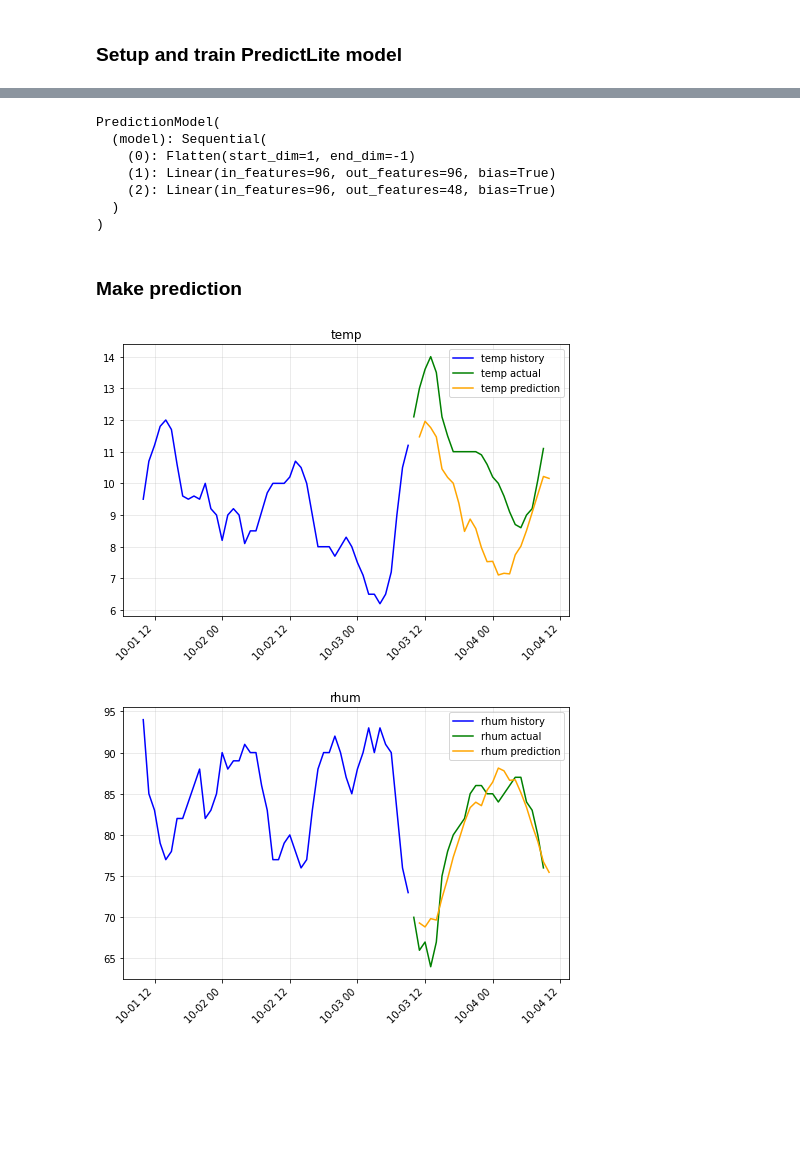
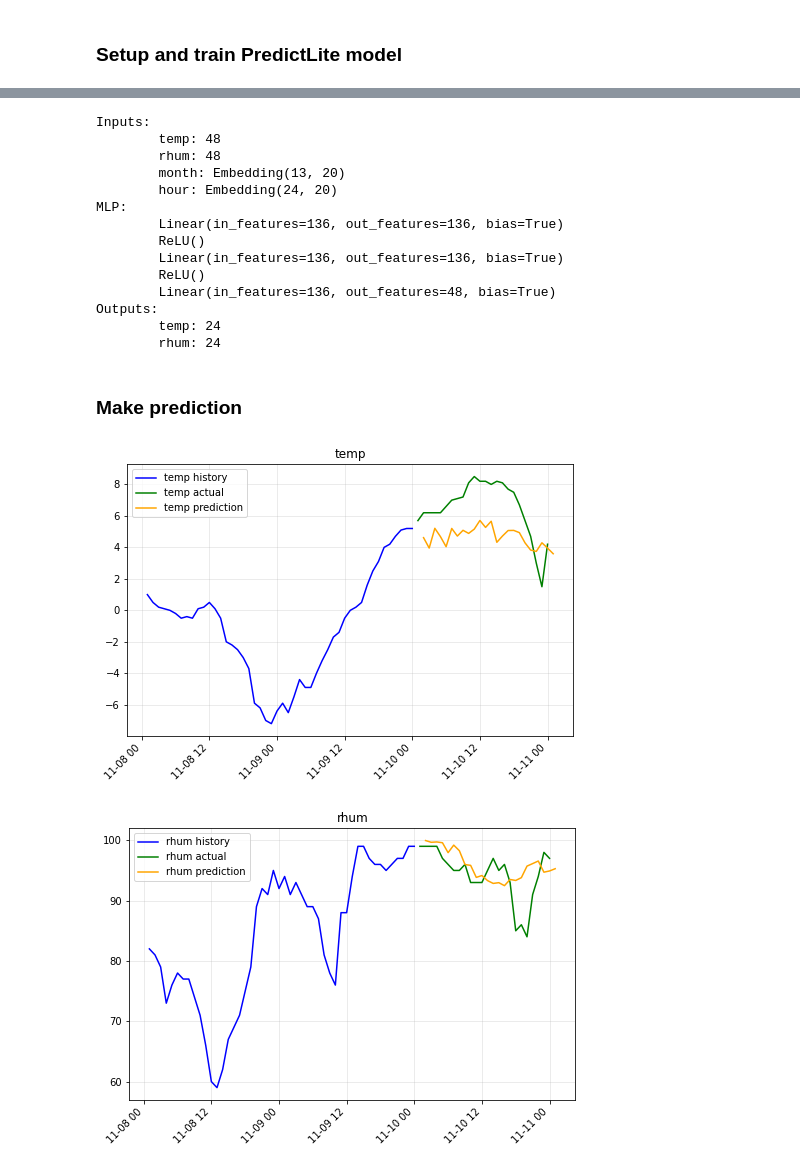
Before and after one commit to Kursula/PredictLite, a Jupyter notebook: Weather_prediction.ipynb, the cells around one changed output, grey strips where cells are left out. Drawn from its saved outputs; the diff is of its cells as text; code cells hidden in the pictures; blank space fills up the shorter version.

Commit message:
add datetime embeddings

```diff
--- a/Weather_prediction.ipynb
+++ b/Weather_prediction.ipynb
@@ -44,11 +44,12 @@ model = PredictLite(
     input_signals=['temp', 'rhum'],
     input_preprocessing={'temp' : 'z-norm', 'rhum' : 'z-norm'},
     input_length=48,
+    datetime_embeddings=['month', 'hour'],
     output_signals=['temp', 'rhum'],
     output_length=24,
     resample_data=True,
     data_sample_period=3600,
-    hidden_layer_n=0,
+    hidden_layer_n=2,
     train_sample_n=10000,
     test_sample_n=1000,
     epochs=20,
@@ -78,18 +79,25 @@ Model training done
 # %%
 model.model_summary()
 # %% [output]
-PredictionModel(
-  (model): Sequential(
-    (0): Flatten(start_dim=1, end_dim=-1)
-    (1): Linear(in_features=96, out_features=96, bias=True)
-    (2): Linear(in_features=96, out_features=48, bias=True)
-  )
-)
+Inputs:
+        temp: 48
+        rhum: 48
+        month: Embedding(13, 20)
+        hour: Embedding(24, 20)
+MLP:
+        Linear(in_features=136, out_features=136, bias=True)
+        ReLU()
+        Linear(in_features=136, out_features=136, bias=True)
+        ReLU()
+        Linear(in_features=136, out_features=48, bias=True)
+Outputs:
+        temp: 24
+        rhum: 24
 # %% [markdown]
 ### Make prediction
 # %%
 # Datetime for prediction start
-prediction_time = datetime(2021, 10, 3, 10)
+prediction_time = datetime(2021, 11, 10, 1)
 
 # Make prediction
 pred = model.predict(dataset, prediction_time)
@@ -98,32 +106,32 @@ pred = model.predict(dataset, prediction_time)
 pred_len = model.output_length
 inp_len = model.input_length
 for col in model.output_signals:
 
     ts_idx = dataset.index.get_loc(prediction_time, method='pad')
     plt.figure(figsize=(8, 5))
     plt.plot(
         dataset.index[ts_idx - inp_len : ts_idx].values,
         dataset.iloc[ts_idx - inp_len : ts_idx][col].values,
         color='blue',
         label='{} history'.format(col)
     )
     plt.plot(
         dataset.index[ts_idx : ts_idx + pred_len].values,
         dataset.iloc[ts_idx : ts_idx + pred_len][col].values,
         color='green',
         label='{} actual'.format(col)
     )
     plt.plot(
         pred.index.values,
         pred[col].values,
         color='orange',
         label='{} prediction'.format(col)
     )
     plt.xticks(rotation=45, ha='right')
     plt.legend()
     plt.grid(alpha=0.3)
     plt.title(col)
     plt.show()
 # %% [output]
-[figure, old version]
+[figure, new version]
-[figure, old version]
+[figure, new version]
```
Also changed, not shown: parts of 1 cell of this notebook, 2 other files.
